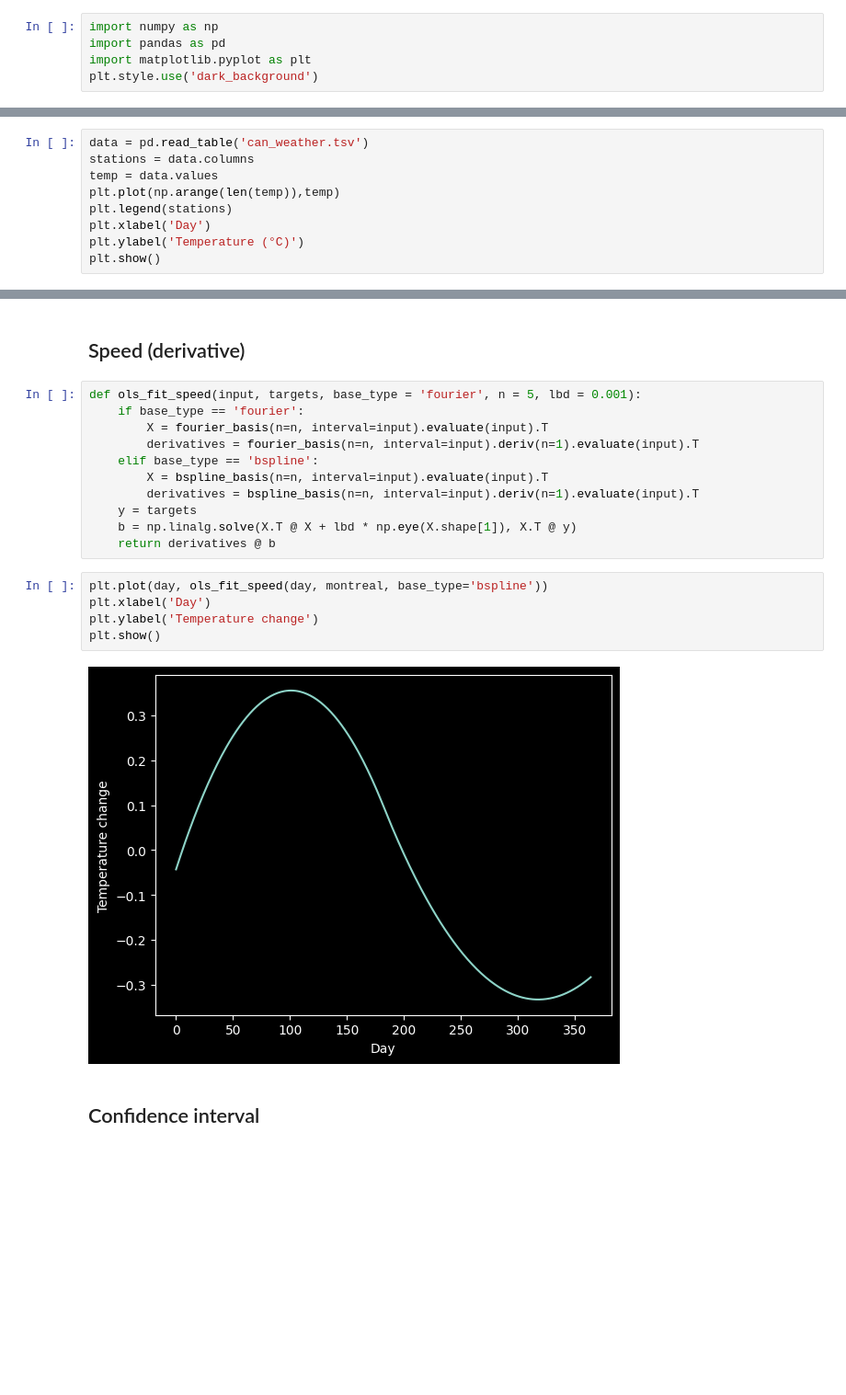
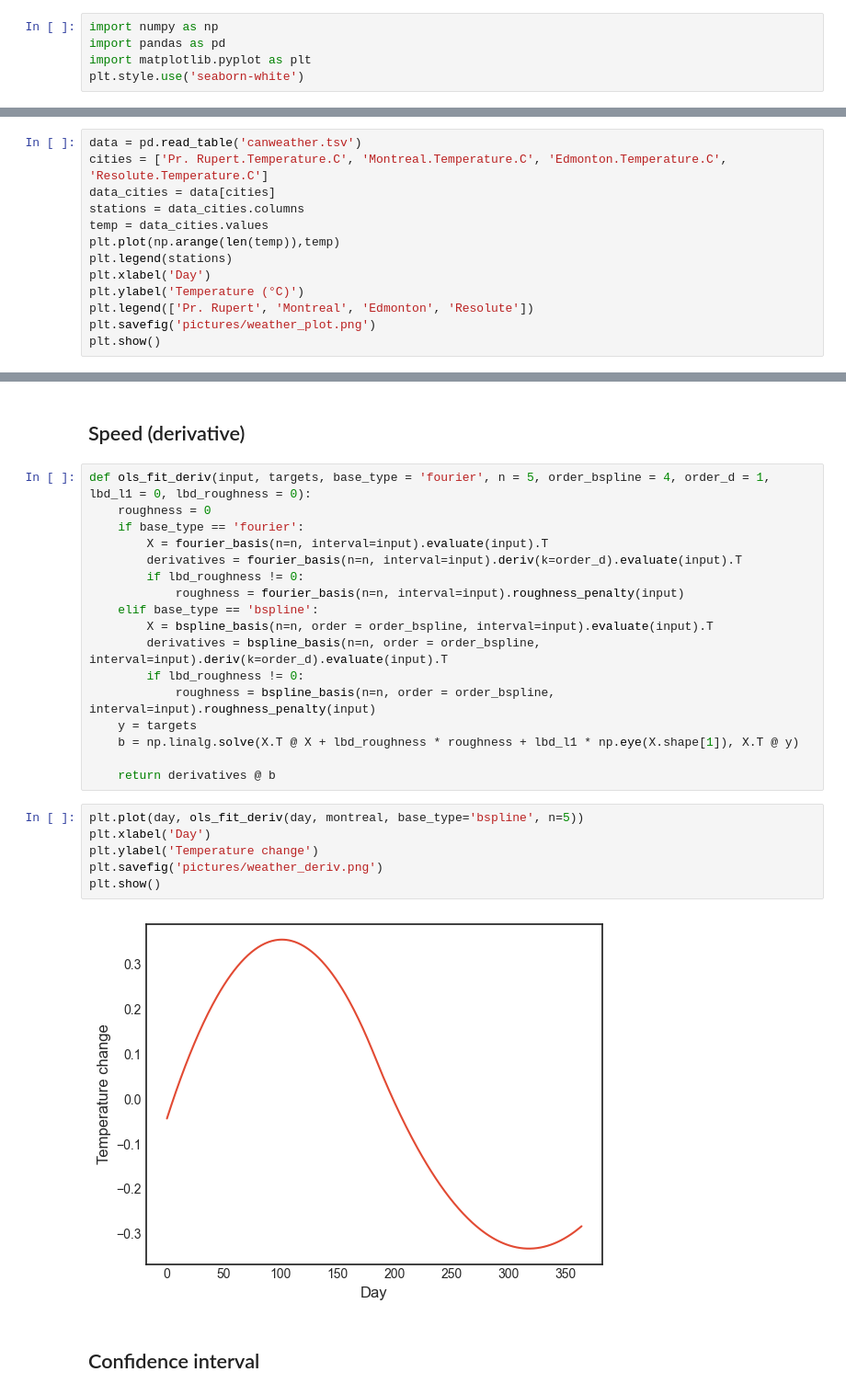
Before and after one commit to Emmanuel-mg/FDA_project, a Jupyter notebook: project.ipynb, the cells around one changed output, grey strips where cells are left out. Shown at 92% size. Drawn from its saved outputs; the diff is of its cells as text; blank space fills up the shorter version.

```diff
--- a/project.ipynb
+++ b/project.ipynb
@@ -2,7 +2,7 @@
 import numpy as np
 import pandas as pd
 import matplotlib.pyplot as plt
-plt.style.use('dark_background')
+plt.style.use('seaborn-white')
 # %% [markdown]
 ## Fourier and Bspline basis
 # %%
@@ -200,12 +217,16 @@ bspline_basis(n = 7, order = 3).plot()
 # %% [markdown]
 ## Smoothing functions on the Canadian weather data
 # %%
-data = pd.read_table('can_weather.tsv')
-stations = data.columns
-temp = data.values
+data = pd.read_table('canweather.tsv')
+cities = ['Pr. Rupert.Temperature.C', 'Montreal.Temperature.C', 'Edmonton.Temperature.C', 'Resolute.Temperature.C']
+data_cities = data[cities]
+stations = data_cities.columns
+temp = data_cities.values
 plt.plot(np.arange(len(temp)),temp)
 plt.legend(stations)
 plt.xlabel('Day')
 plt.ylabel('Temperature (°C)')
+plt.legend(['Pr. Rupert', 'Montreal', 'Edmonton', 'Resolute'])
+plt.savefig('pictures/weather_plot.png')
 plt.show()
 # %% [output]
@@ -235,23 +263,30 @@ plt.show()
 # %% [markdown]
 ## Speed (derivative)
 # %%
-def ols_fit_speed(input, targets, base_type = 'fourier', n = 5, lbd = 0.001):
+def ols_fit_deriv(input, targets, base_type = 'fourier', n = 5, order_bspline = 4, order_d = 1, lbd_l1 = 0, lbd_roughness = 0):
+    roughness = 0
     if base_type == 'fourier':
         X = fourier_basis(n=n, interval=input).evaluate(input).T
-        derivatives = fourier_basis(n=n, interval=input).deriv(n=1).evaluate(input).T
+        derivatives = fourier_basis(n=n, interval=input).deriv(k=order_d).evaluate(input).T
+        if lbd_roughness != 0:
+            roughness = fourier_basis(n=n, interval=input).roughness_penalty(input)
     elif base_type == 'bspline':
-        X = bspline_basis(n=n, interval=input).evaluate(input).T
-        derivatives = bspline_basis(n=n, interval=input).deriv(n=1).evaluate(input).T
+        X = bspline_basis(n=n, order = order_bspline, interval=input).evaluate(input).T
+        derivatives = bspline_basis(n=n, order = order_bspline, interval=input).deriv(k=order_d).evaluate(input).T
+        if lbd_roughness != 0:
+            roughness = bspline_basis(n=n, order = order_bspline, interval=input).roughness_penalty(input)
     y = targets
-    b = np.linalg.solve(X.T @ X + lbd * np.eye(X.shape[1]), X.T @ y)
+    b = np.linalg.solve(X.T @ X + lbd_roughness * roughness + lbd_l1 * np.eye(X.shape[1]), X.T @ y)
+
     return derivatives @ b
 # %%
-plt.plot(day, ols_fit_speed(day, montreal, base_type='bspline'))
+plt.plot(day, ols_fit_deriv(day, montreal, base_type='bspline', n=5))
 plt.xlabel('Day')
 plt.ylabel('Temperature change')
+plt.savefig('pictures/weather_deriv.png')
 plt.show()
 # %% [output]
-[figure, old version]
+[figure, new version]
 # %% [markdown]
 ## Confidence interval
 # %%
```
Also changed, not shown: parts of 17 cells of this notebook, 2 other files.
